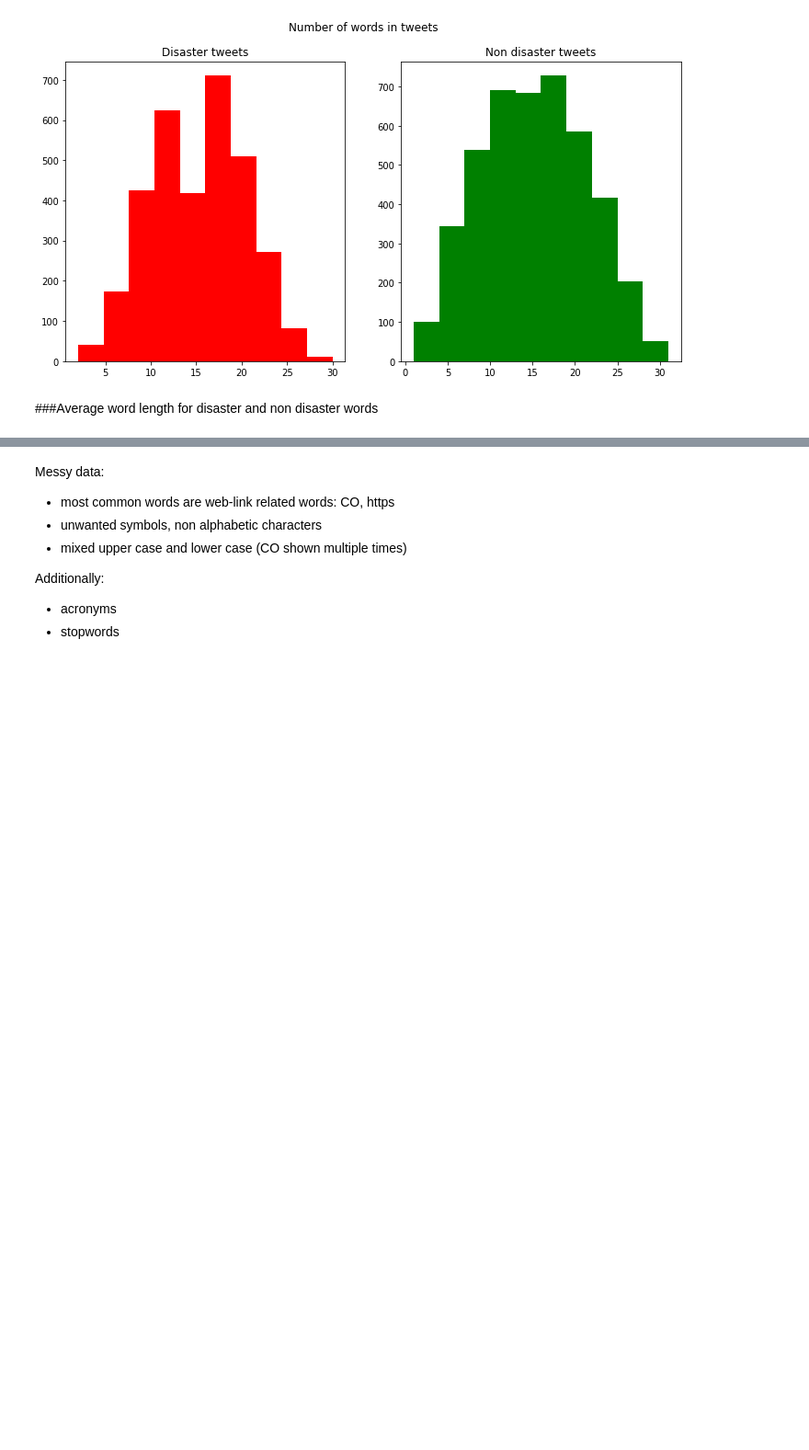
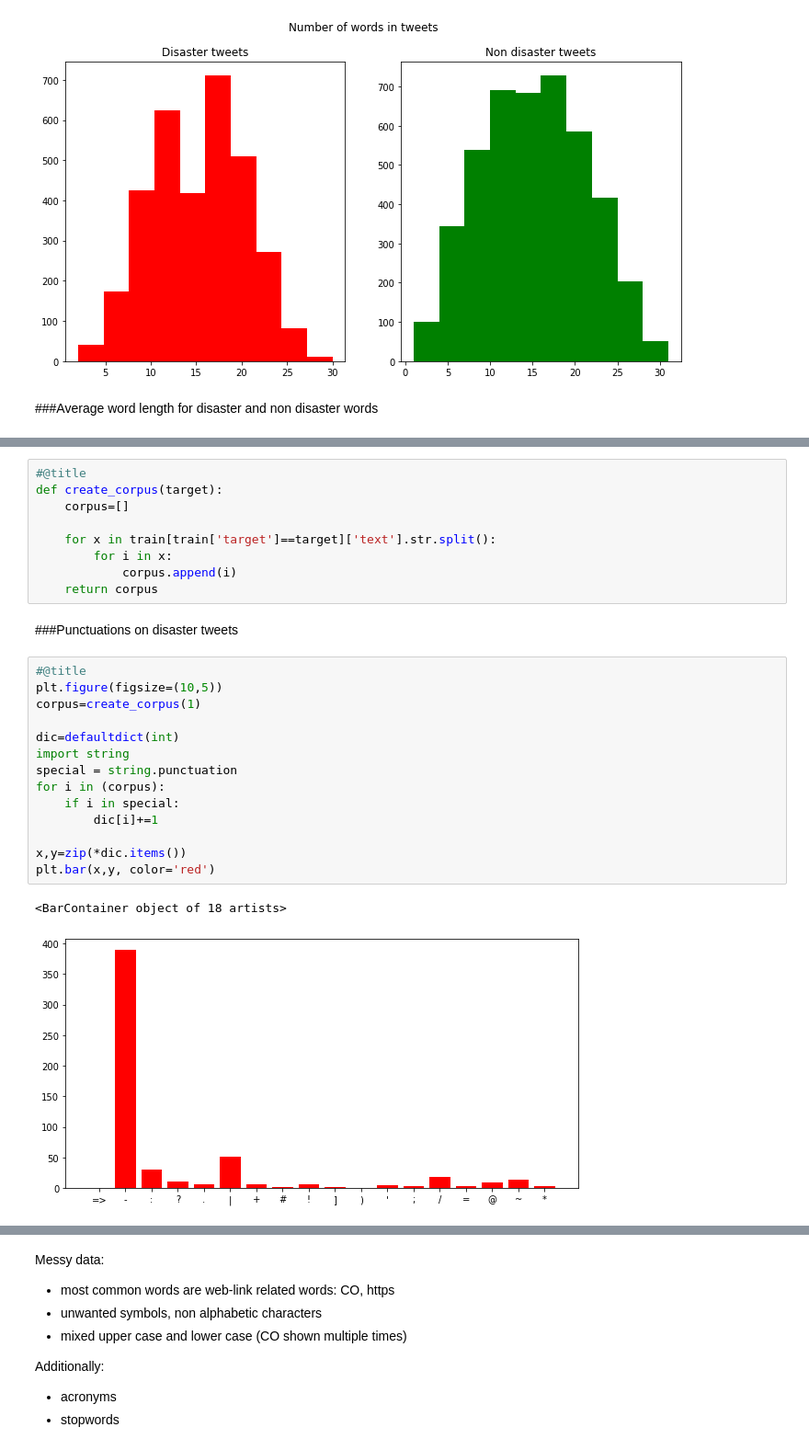
Before and after one commit to pranshudiwan/NLP_CS_6200, a Jupyter notebook: NLP_test.ipynb, the cells around one changed output, grey strips where cells are left out. Shown at 92% size. Saved outputs shown, nothing was run; the diff lists cells and outputs as text; blank space fills up the shorter version.

```diff
--- a/NLP_test.ipynb
+++ b/NLP_test.ipynb
@@ -210,3 +194,31 @@ plot.suptitle('Average word length in a tweet')
 plt.show()
 # %% [output]
 [figure]
+# %%
+#@title
+def create_corpus(target):
+    corpus=[]
+
+    for x in train[train['target']==target]['text'].str.split():
+        for i in x:
+            corpus.append(i)
+    return corpus
+# %% [markdown]
+###Punctuations on disaster tweets
+# %%
+#@title
+plt.figure(figsize=(10,5))
+corpus=create_corpus(1)
+
+dic=defaultdict(int)
+import string
+special = string.punctuation
+for i in (corpus):
+    if i in special:
+        dic[i]+=1
+
+x,y=zip(*dic.items())
+plt.bar(x,y, color='red')
+# %% [output]
+<BarContainer object of 18 artists>
+[figure, added]
```
Also changed, not shown: parts of 74 cells of this notebook.
